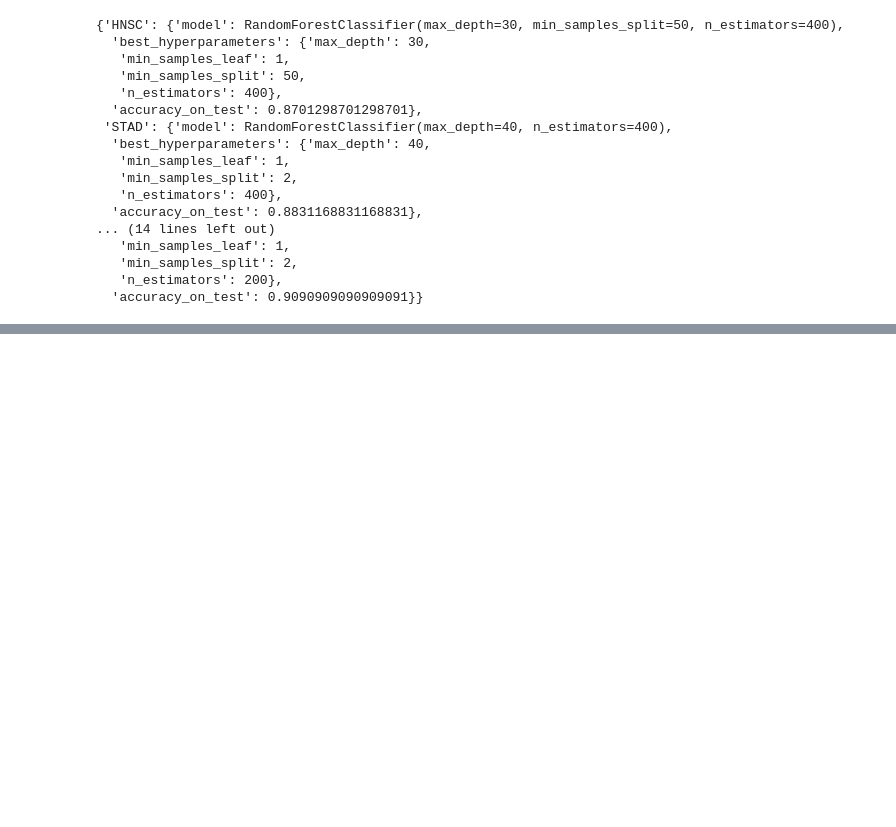
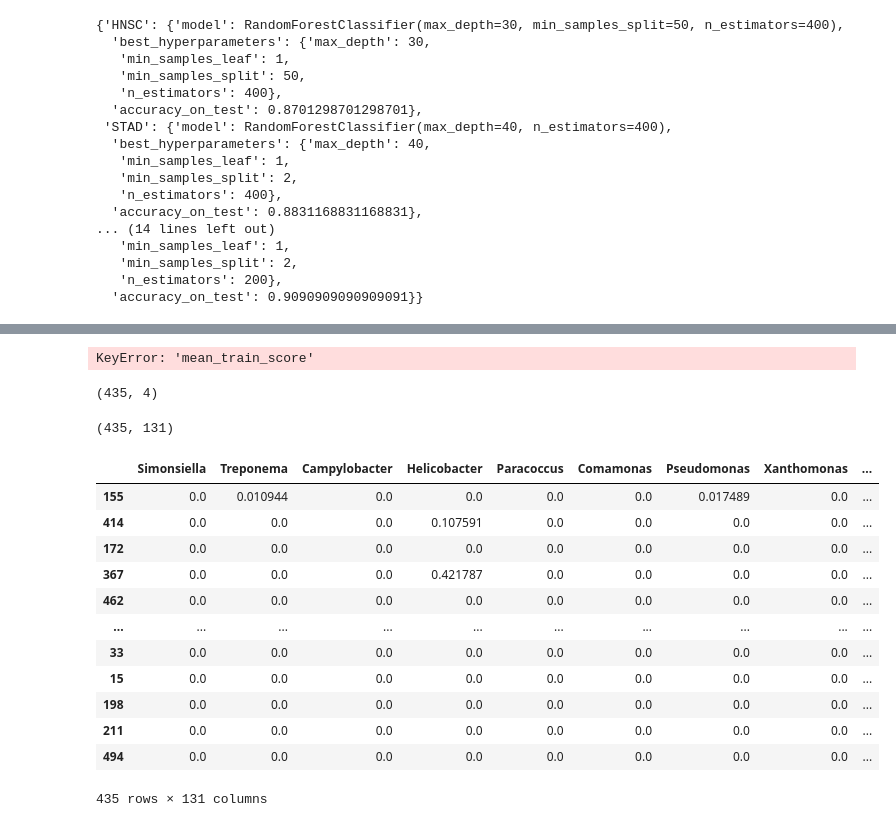
Before and after one commit to gianclbal/ml_microbiome_based_cancer_prediction, a Jupyter notebook: eda.ipynb, the cells around one changed output, grey strips where cells are left out. Cells and saved outputs as stored; diff of their text form; code cells hidden in the pictures; blank space fills up the shorter version.

```diff
--- a/eda.ipynb
+++ b/eda.ipynb
@@ -390,0 +612,17 @@ Accuracy on Test Set: 0.9090909090909091
+# %%
+## sample
+
+features = exp1_datasets["HNSC"]["train"][0]
+target = exp1_datasets["HNSC"]["train"][1]
+
+nmf_param_grid = {'n_components': [4, 8, 12, 16, 20, 24, 28, 32, 36, 40, 44, 48, 52, 56, 60, 64]}
+lda_param_grid = {'n_components': list(range(1, 5))}
+cv = StratifiedKFold(n_splits=5, shuffle=True, random_state=seed_value)
+
+# Create the GridSearchCV object
+# Apply NMF with Grid Search
+nmf = NMF()
+nmf_grid_search = GridSearchCV(nmf, nmf_param_grid, scoring=make_scorer(balanced_accuracy_score),cv=cv, return_train_score=True)
+nmf_grid_search.fit(features, target)
+ # Print the best hyperparameters
+print("Best Hyperparameters:", nmf_grid_search.best_params_)
@@ -390,0 +662,10 @@ Accuracy on Test Set: 0.9090909090909091
+# %%
+
+lda = LatentDirichletAllocation()
+lda_grid_search = GridSearchCV(lda, lda_param_grid, scoring=make_scorer(balanced_accuracy_score),cv=cv)
+lda_grid_search.fit(features,target)
+ # Print the best hyperparameters
+print("Best Hyperparameters:", lda_grid_search.best_params_)
+
+# Get the best model
+lda_best_model = lda_grid_search.best_estimator_
@@ -390,0 +725,32 @@ Accuracy on Test Set: 0.9090909090909091
+# %%
+nmf_grid_search.cv_results_
+
+# Print training and validation scores
+for train_score, val_score, params in zip(nmf_grid_search.cv_results_['mean_train_score'], nmf_grid_search.cv_results_['mean_test_score'], nmf_grid_search.cv_results_['params']):
+    print(f"Mean Train Score: {train_score:.4f}, Mean Validation Score: {val_score:.4f}, Parameters: {params}")
+# %% [output]
+KeyError: 'mean_train_score'
+# %%
+nmf_features.shape
+# %% [output]
+(435, 4)
+# %%
+features.shape
+# %% [output]
+(435, 131)
+# %%
+features
+# %% [output]
+|  | Simonsiella | Treponema | Campylobacter | Helicobacter | Paracoccus | Comamonas | Pseudomonas | Xanthomonas | ... |
+| 155 | 0.0 | 0.010944 | 0.0 | 0.0 | 0.0 | 0.0 | 0.017489 | 0.0 | ... |
+| 414 | 0.0 | 0.0 | 0.0 | 0.107591 | 0.0 | 0.0 | 0.0 | 0.0 | ... |
+| 172 | 0.0 | 0.0 | 0.0 | 0.0 | 0.0 | 0.0 | 0.0 | 0.0 | ... |
+| 367 | 0.0 | 0.0 | 0.0 | 0.421787 | 0.0 | 0.0 | 0.0 | 0.0 | ... |
+| 462 | 0.0 | 0.0 | 0.0 | 0.0 | 0.0 | 0.0 | 0.0 | 0.0 | ... |
+| ... | ... | ... | ... | ... | ... | ... | ... | ... | ... |
+| 33 | 0.0 | 0.0 | 0.0 | 0.0 | 0.0 | 0.0 | 0.0 | 0.0 | ... |
+| 15 | 0.0 | 0.0 | 0.0 | 0.0 | 0.0 | 0.0 | 0.0 | 0.0 | ... |
+| 198 | 0.0 | 0.0 | 0.0 | 0.0 | 0.0 | 0.0 | 0.0 | 0.0 | ... |
+| 211 | 0.0 | 0.0 | 0.0 | 0.0 | 0.0 | 0.0 | 0.0 | 0.0 | ... |
+| 494 | 0.0 | 0.0 | 0.0 | 0.0 | 0.0 | 0.0 | 0.0 | 0.0 | ... |
+435 rows × 131 columns
```
Also changed, not shown: parts of 25 cells of this notebook, 1 other file.
